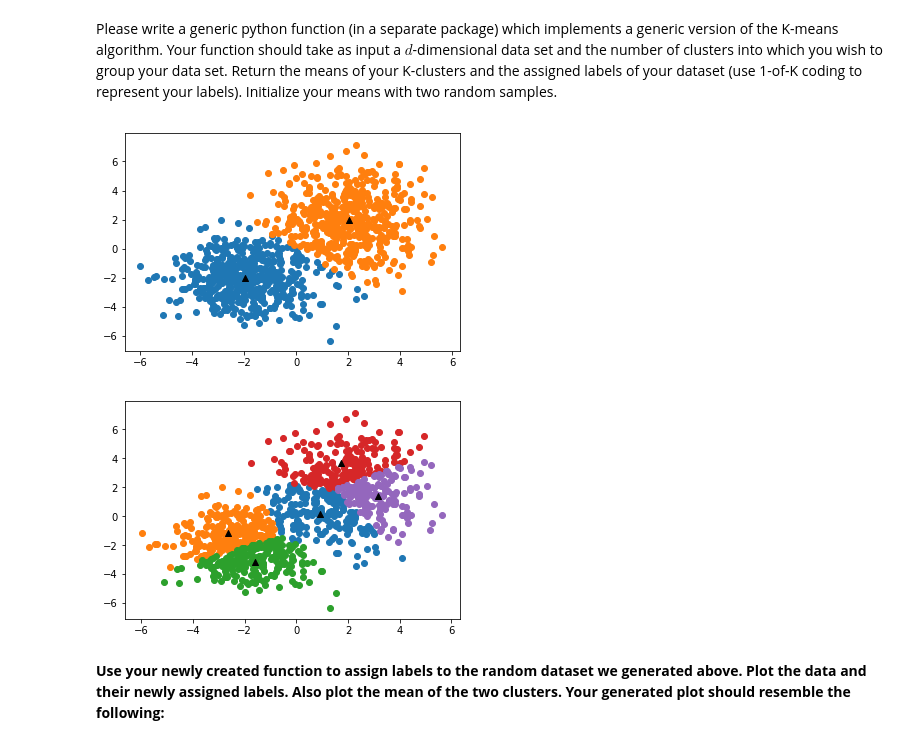
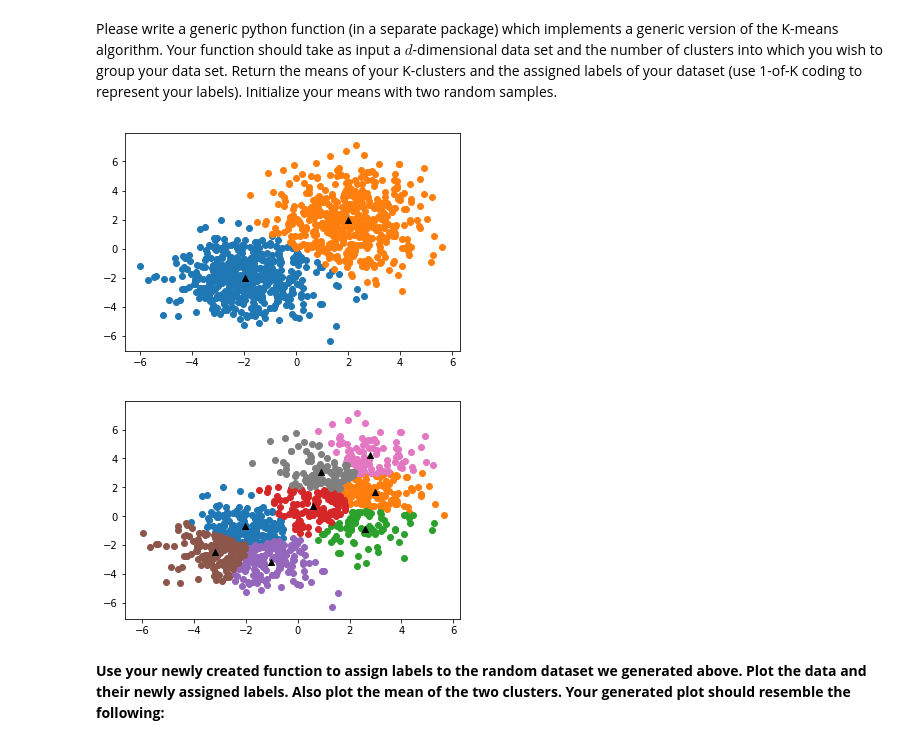
Before and after one commit to pietergoos/Stellenbosch-University, a Jupyter notebook: CS315 Machine Learn/Assignment3/assign3.ipynb, the cells around one changed output. Drawn from its saved outputs; the diff is of its cells as text; code cells hidden in the pictures.

```diff
--- a/CS315 Machine Learn/Assignment3/assign3.ipynb
+++ b/CS315 Machine Learn/Assignment3/assign3.ipynb
@@ -77,29 +77,29 @@ Please write a generic python function (in a separate package) which implements
 # %%
 from kMeans import *
 Xt = X.T
 km = myKM()
 km.train(Xt, 2)
 
 plt.figure()
 
 for lab in km.classes:
     plt.scatter(Xt[lab == km.y, 0], Xt[lab == km.y, 1])
     plt.scatter(km.u[lab, 0], km.u[lab, 1], c= 'black', marker = "^")
 plt.show()
 
 
 bkm = myBetterKM()
-y, u = bkm.classify(Xt, 5)
+y, u = bkm.classify(Xt, 8)
 
 
 plt.figure()
 for lab in np.unique(y):
     plt.scatter(Xt[lab == y, 0], Xt[lab == y, 1])
     plt.scatter(u[lab, 0], u[lab, 1], c= 'black', marker = "^")
 plt.show()
 # %% [output]
 [figure]
-[figure, old version]
+[figure, new version]
 # %% [markdown]
 **Use your newly created function to assign labels to the random dataset we generated above. Plot the data and their newly assigned labels. Also plot the mean of the two clusters. Your generated plot should resemble the following:**
 # %%
```
Also changed, not shown: parts of 3 cells of this notebook, 2 other files.
